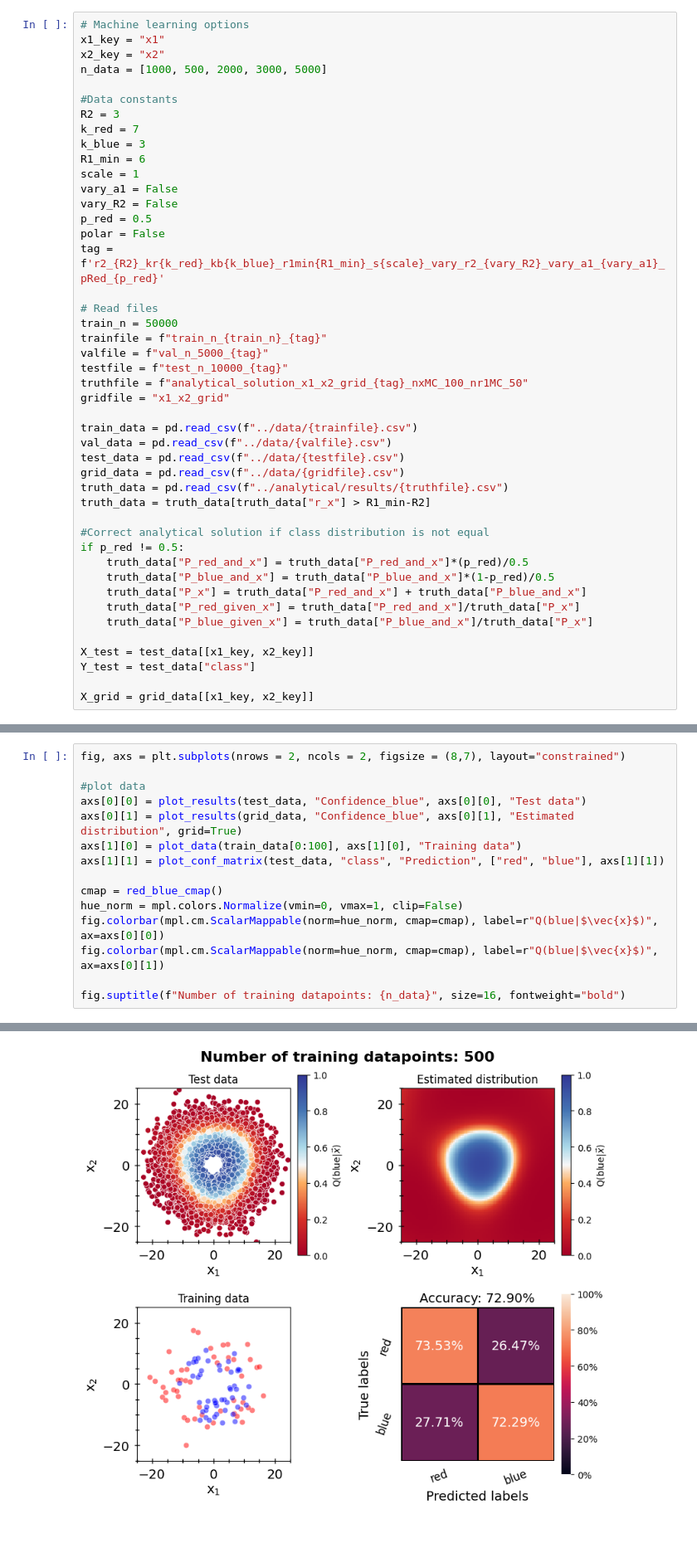
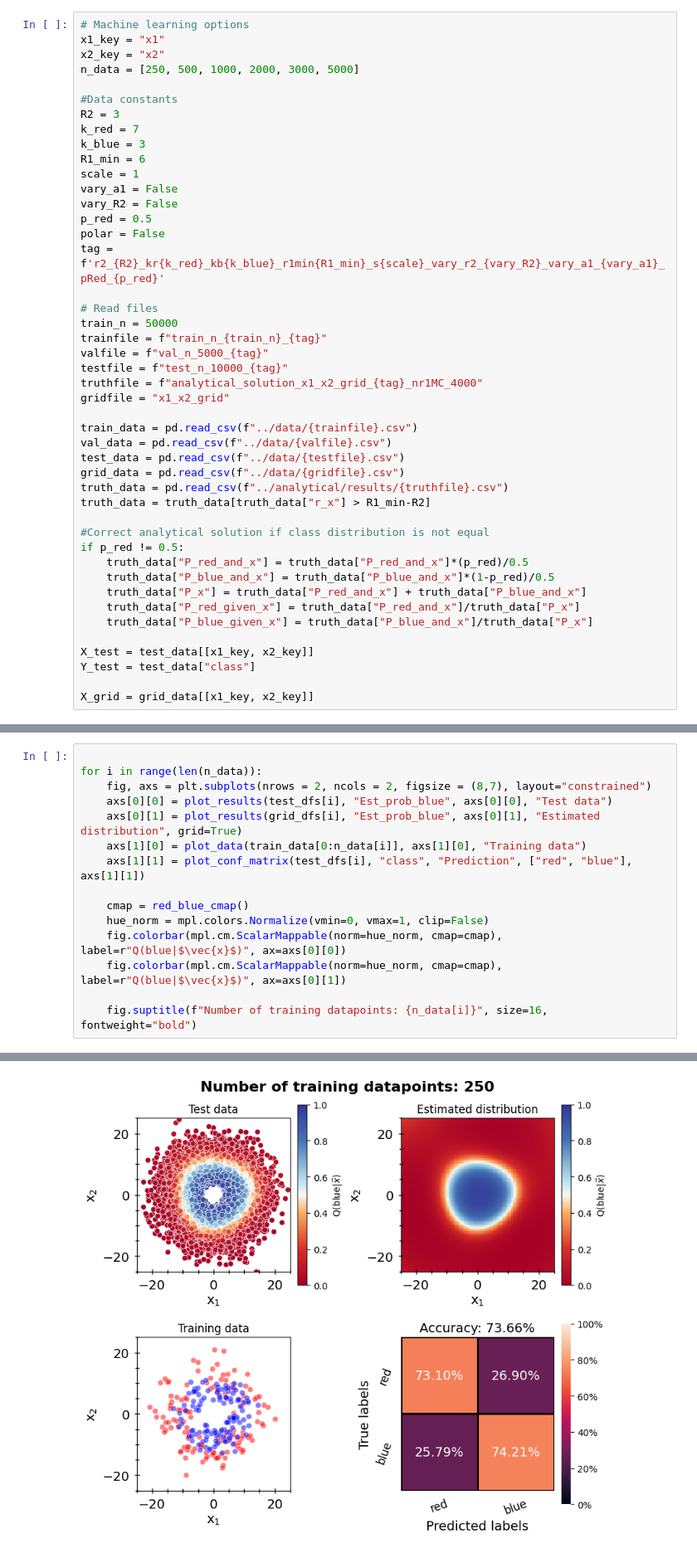
Before and after one commit to choisant/foundational-modeling, a Jupyter notebook: toy_experiment/gaussian_process/gp.ipynb, the cells around one changed output, grey strips where cells are left out. Shown at 83% size. Saved outputs shown, nothing was run; the diff lists cells and outputs as text.

```diff
--- a/toy_experiment/gaussian_process/gp.ipynb
+++ b/toy_experiment/gaussian_process/gp.ipynb
@@ -81,7 +81,7 @@ def plot_logit_results(df, pred_key, ax, suptitle, grid=False, error_key=None, p
 # Machine learning options
 x1_key = "x1"
 x2_key = "x2"
-n_data = [1000, 500, 2000, 3000, 5000]
+n_data = [250, 500, 1000, 2000, 3000, 5000]
 
 #Data constants
 R2 = 3
@@ -100,7 +100,7 @@ train_n = 50000
 trainfile = f"train_n_{train_n}_{tag}"
 valfile = f"val_n_5000_{tag}"
 testfile = f"test_n_10000_{tag}"
-truthfile = f"analytical_solution_x1_x2_grid_{tag}_nxMC_100_nr1MC_50"
+truthfile = f"analytical_solution_x1_x2_grid_{tag}_nr1MC_4000"
 gridfile = "x1_x2_grid"
 
 train_data = pd.read_csv(f"../data/{trainfile}.csv")
@@ -144,16 +161,16 @@ grid_data["Prediction"] = gp.predict(X_grid)
 # %%
-fig, axs = plt.subplots(nrows = 2, ncols = 2, figsize = (8,7), layout="constrained")
 
-#plot data
-axs[0][0] = plot_results(test_data, "Confidence_blue", axs[0][0], "Test data")
-axs[0][1] = plot_results(grid_data, "Confidence_blue", axs[0][1], "Estimated distribution", grid=True)
-axs[1][0] = plot_data(train_data[0:100], axs[1][0], "Training data")
-axs[1][1] = plot_conf_matrix(test_data, "class", "Prediction", ["red", "blue"], axs[1][1])
+for i in range(len(n_data)):
+    fig, axs = plt.subplots(nrows = 2, ncols = 2, figsize = (8,7), layout="constrained")
+    axs[0][0] = plot_results(test_dfs[i], "Est_prob_blue", axs[0][0], "Test data")
+    axs[0][1] = plot_results(grid_dfs[i], "Est_prob_blue", axs[0][1], "Estimated distribution", grid=True)
+    axs[1][0] = plot_data(train_data[0:n_data[i]], axs[1][0], "Training data")
+    axs[1][1] = plot_conf_matrix(test_dfs[i], "class", "Prediction", ["red", "blue"], axs[1][1])
 
-cmap = red_blue_cmap()
-hue_norm = mpl.colors.Normalize(vmin=0, vmax=1, clip=False)
-fig.colorbar(mpl.cm.ScalarMappable(norm=hue_norm, cmap=cmap), label=r"Q(blue|$\vec{x}$)", ax=axs[0][0])
-fig.colorbar(mpl.cm.ScalarMappable(norm=hue_norm, cmap=cmap), label=r"Q(blue|$\vec{x}$)", ax=axs[0][1])
+    cmap = red_blue_cmap()
+    hue_norm = mpl.colors.Normalize(vmin=0, vmax=1, clip=False)
+    fig.colorbar(mpl.cm.ScalarMappable(norm=hue_norm, cmap=cmap), label=r"Q(blue|$\vec{x}$)", ax=axs[0][0])
+    fig.colorbar(mpl.cm.ScalarMappable(norm=hue_norm, cmap=cmap), label=r"Q(blue|$\vec{x}$)", ax=axs[0][1])
 
-fig.suptitle(f"Number of training datapoints: {n_data}", size=16, fontweight="bold")
+    fig.suptitle(f"Number of training datapoints: {n_data[i]}", size=16, fontweight="bold")
 # %% [output]
@@ -161 +177 @@ Text(0.5, 0.98, 'Number of training datapoints: 500')
-[figure, old version]
+[figure, new version]
```
Also changed, not shown: parts of 9 cells of this notebook, 7 other files.
